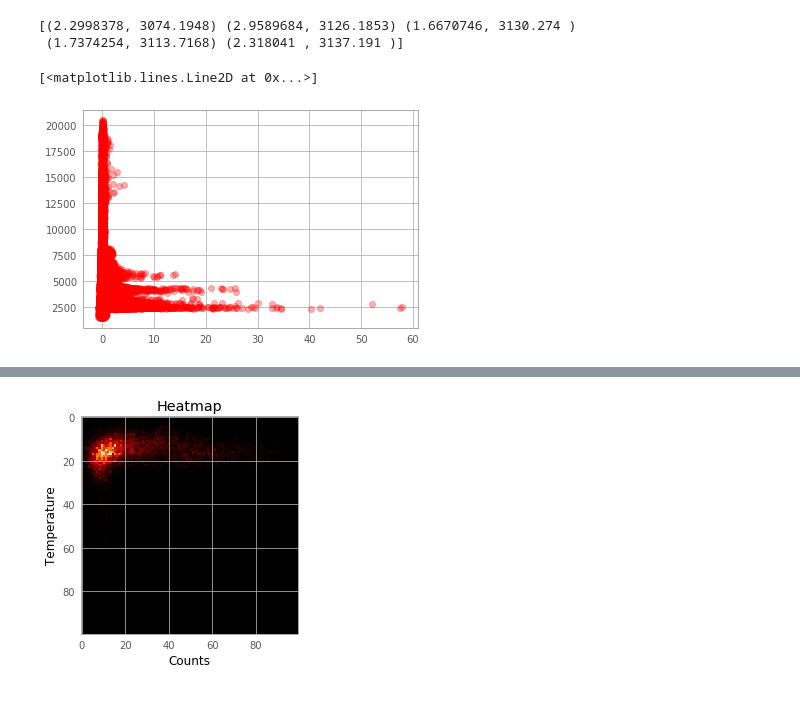
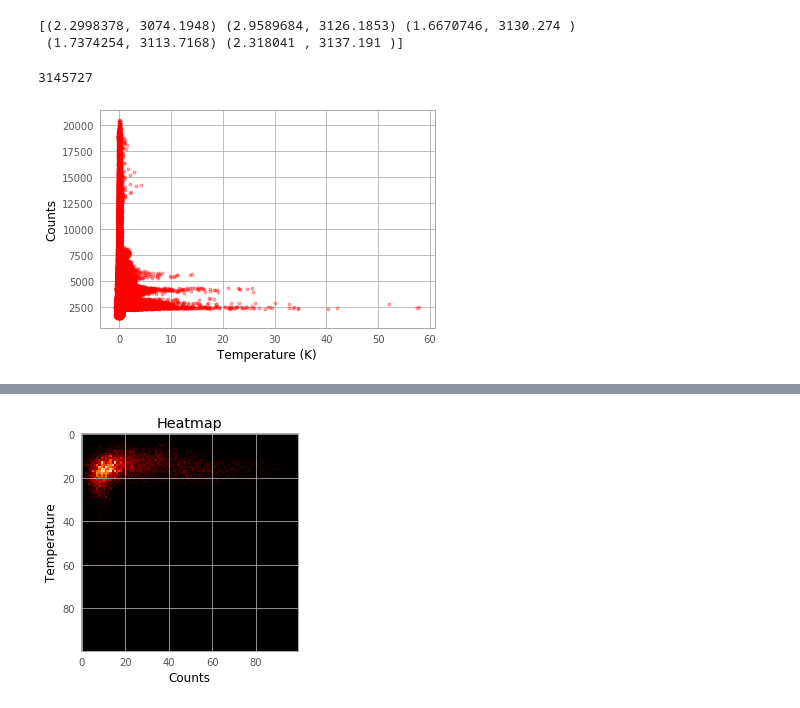
Before and after one commit to esleon97/Cosmology_TDA, a Jupyter notebook: TDAProject.ipynb, the cells around one changed output, grey strips where cells are left out. Drawn from its saved outputs; the diff is of its cells as text; code cells hidden in the pictures.

```diff
--- a/TDAProject.ipynb
+++ b/TDAProject.ipynb
@@ -50,9 +55,15 @@ for i in tqdm(range(0,n)):
 # %% [output]
 [(2.2998378, 3074.1948) (2.9589684, 3126.1853) (1.6670746, 3130.274 )
  (1.7374254, 3113.7168) (2.318041 , 3137.191 )]
-# %%
-plt.plot(x_val, y_val,'o',color='red',alpha=0.3)
-# %% [output]
-[<matplotlib.lines.Line2D at 0x...>]
-[figure, removed]
+# %%
+temp = x_val
+counts = y_val
+print(len(temp))
+plt.plot(temp, counts,'.',color='red',alpha = 0.3)
+plt.xlabel('Temperature (K)')
+plt.ylabel('Counts')
+plt.show()
+# %% [output]
+3145727
+[figure, added]
 # %%
```
Also changed, not shown: parts of 5 cells of this notebook, 4 other files.
